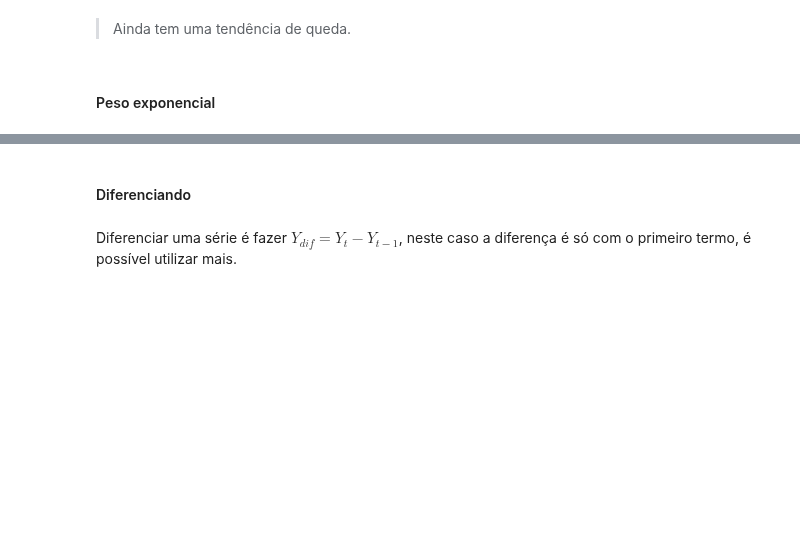
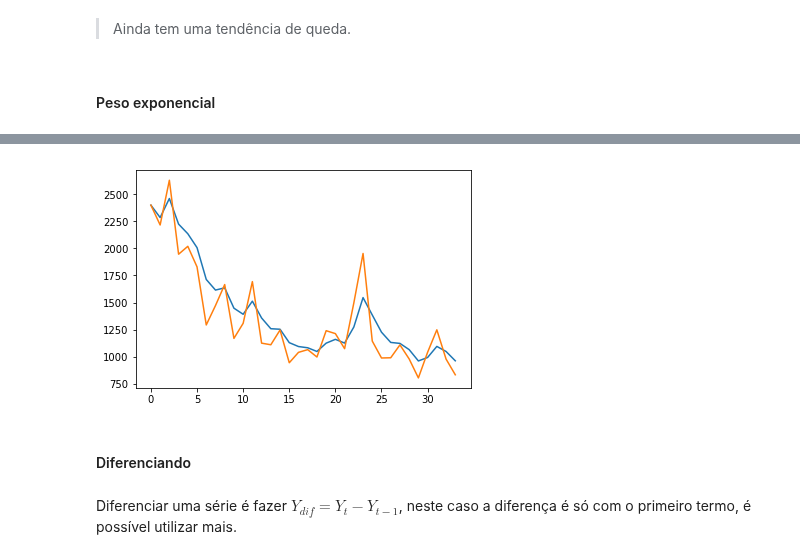
Before and after one commit to RGivisiez/Adv_ML, a Jupyter notebook: 4. ARIMA - SARIMA.ipynb, the cells around one changed output, grey strips where cells are left out. Saved outputs shown, nothing was run; the diff lists cells and outputs as text; code cells hidden in the pictures; blank space fills up the shorter version.

```diff
--- a/4. ARIMA - SARIMA.ipynb
+++ b/4. ARIMA - SARIMA.ipynb
@@ -264,3 +322,10 @@ plt.show()
+# %%
+a = items_sold.ewm(alpha=0.4).mean()
+plt.plot(a)
+plt.plot(items_sold)
+plt.show()
+# %% [output]
+[figure, added]
 # %% [markdown]
 #### Diferenciando
 # %% [markdown]
```
Also changed, not shown: parts of 29 cells of this notebook, 2 other files.
